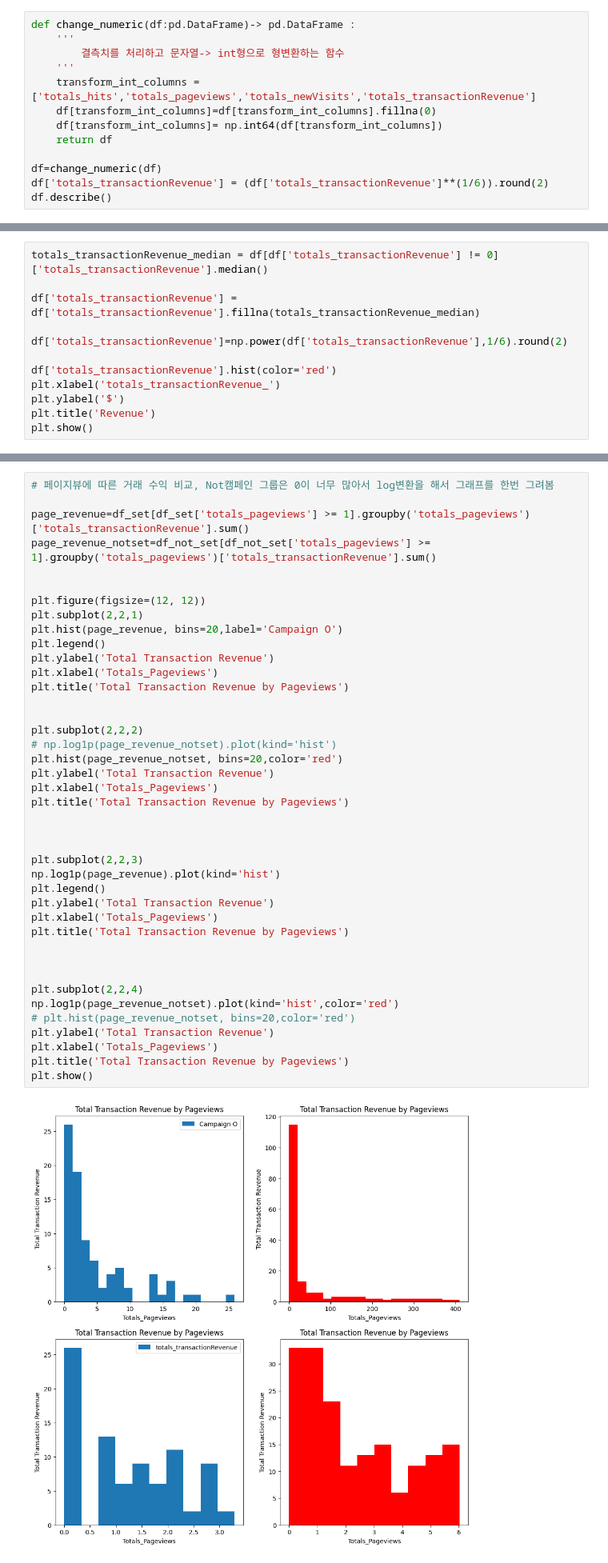
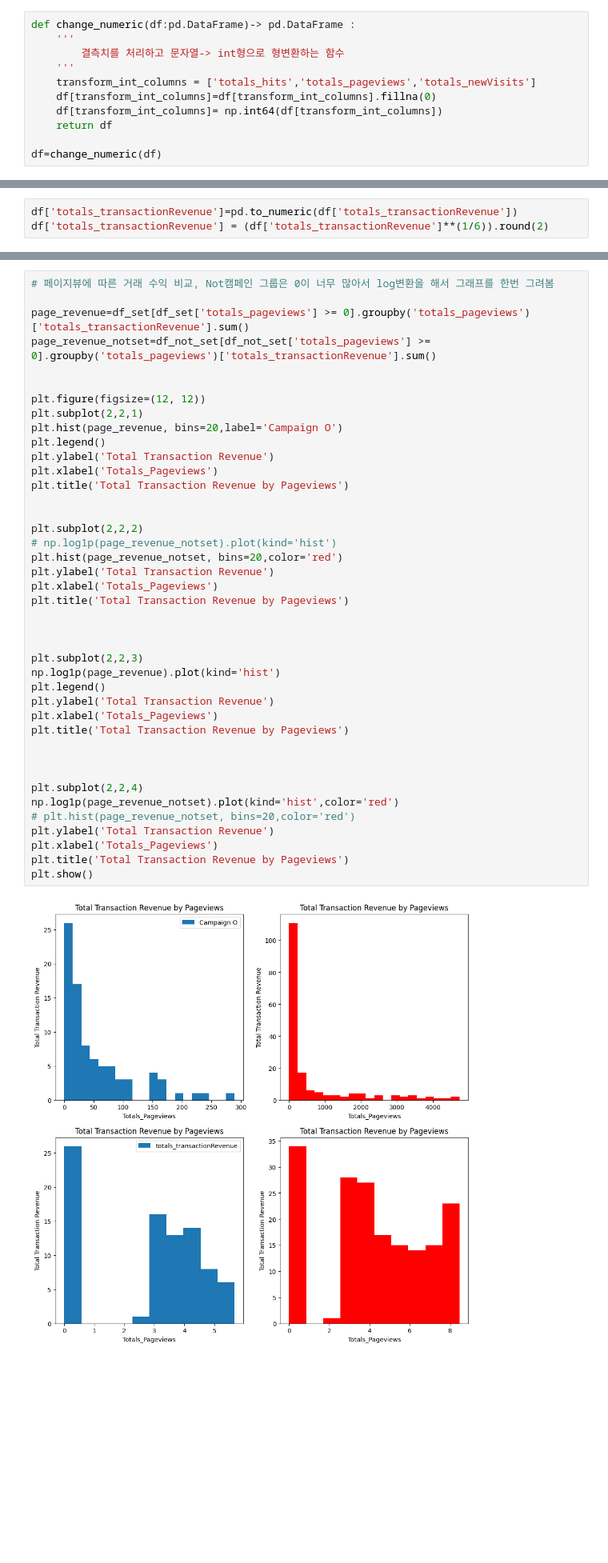
Before and after one commit to eju1019/ipark, a Jupyter notebook: projcet.ipynb, the cells around one changed output, grey strips where cells are left out. Shown at 80% size. Saved outputs shown, nothing was run; the diff lists cells and outputs as text; blank space fills up the shorter version.

```diff
--- a/projcet.ipynb
+++ b/projcet.ipynb
@@ -83,11 +57,9 @@ def change_numeric(df:pd.DataFrame)-> pd.DataFrame :
     '''
         결측치를 처리하고 문자열-> int형으로 형변환하는 함수
     '''
-    transform_int_columns = ['totals_hits','totals_pageviews','totals_newVisits','totals_transactionRevenue']
+    transform_int_columns = ['totals_hits','totals_pageviews','totals_newVisits']
     df[transform_int_columns]=df[transform_int_columns].fillna(0)
     df[transform_int_columns]= np.int64(df[transform_int_columns])
     return df
 
 df=change_numeric(df)
-df['totals_transactionRevenue'] = (df['totals_transactionRevenue']**(1/6)).round(2)
-df.describe()
@@ -118,12 +76,0 @@ df['date_of_Month'] = df['visitStartTime'].dt.strftime('%y-%m')
-# %%
-totals_transactionRevenue_median = df[df['totals_transactionRevenue'] != 0]['totals_transactionRevenue'].median()
-
-df['totals_transactionRevenue'] = df['totals_transactionRevenue'].fillna(totals_transactionRevenue_median)
-
-df['totals_transactionRevenue']=np.power(df['totals_transactionRevenue'],1/6).round(2)
-
-df['totals_transactionRevenue'].hist(color='red')
-plt.xlabel('totals_transactionRevenue_')
-plt.ylabel('$')
-plt.title('Revenue')
-plt.show()
@@ -152,3 +77,6 @@ plt.show()
+# %%
+df['totals_transactionRevenue']=pd.to_numeric(df['totals_transactionRevenue'])
+df['totals_transactionRevenue'] = (df['totals_transactionRevenue']**(1/6)).round(2)
 # %% [markdown]
 ### 첫 방문자와 재 방문자의 비율
 # %%
@@ -515,8 +445,8 @@ plt.legend()
 # %%
 # 페이지뷰에 따른 거래 수익 비교, Not캠페인 그룹은 0이 너무 많아서 log변환을 해서 그래프를 한번 그려봄
 
-page_revenue=df_set[df_set['totals_pageviews'] >= 1].groupby('totals_pageviews')['totals_transactionRevenue'].sum()
-page_revenue_notset=df_not_set[df_not_set['totals_pageviews'] >= 1].groupby('totals_pageviews')['totals_transactionRevenue'].sum()
+page_revenue=df_set[df_set['totals_pageviews'] >= 0].groupby('totals_pageviews')['totals_transactionRevenue'].sum()
+page_revenue_notset=df_not_set[df_not_set['totals_pageviews'] >= 0].groupby('totals_pageviews')['totals_transactionRevenue'].sum()
 
 
 plt.figure(figsize=(12, 12))
@@ -527,31 +457,31 @@ plt.ylabel('Total Transaction Revenue')
 plt.xlabel('Totals_Pageviews')
 plt.title('Total Transaction Revenue by Pageviews')
 
 
 plt.subplot(2,2,2)
 # np.log1p(page_revenue_notset).plot(kind='hist')
 plt.hist(page_revenue_notset, bins=20,color='red')
 plt.ylabel('Total Transaction Revenue')
 plt.xlabel('Totals_Pageviews')
 plt.title('Total Transaction Revenue by Pageviews')
 
 
 
 plt.subplot(2,2,3)
 np.log1p(page_revenue).plot(kind='hist')
 plt.legend()
 plt.ylabel('Total Transaction Revenue')
 plt.xlabel('Totals_Pageviews')
 plt.title('Total Transaction Revenue by Pageviews')
 
 
 
 plt.subplot(2,2,4)
 np.log1p(page_revenue_notset).plot(kind='hist',color='red')
 # plt.hist(page_revenue_notset, bins=20,color='red')
 plt.ylabel('Total Transaction Revenue')
 plt.xlabel('Totals_Pageviews')
 plt.title('Total Transaction Revenue by Pageviews')
 plt.show()
 # %% [output]
-[figure, old version]
+[figure, new version]
```
Also changed, not shown: parts of 17 cells of this notebook.
